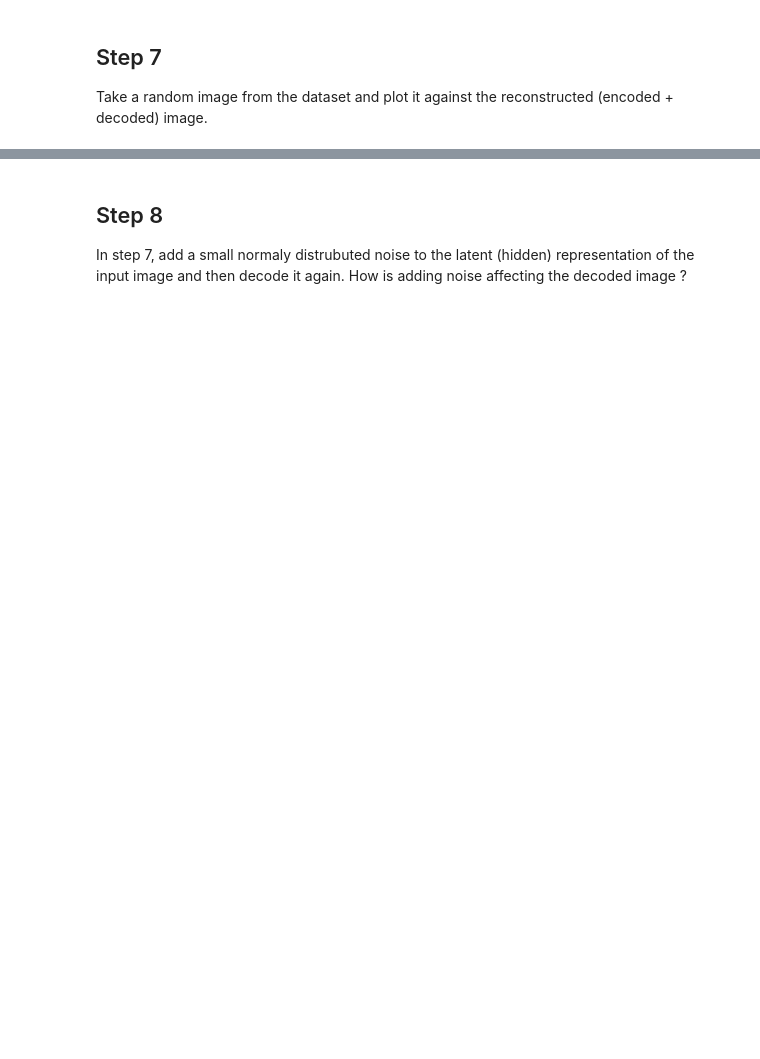
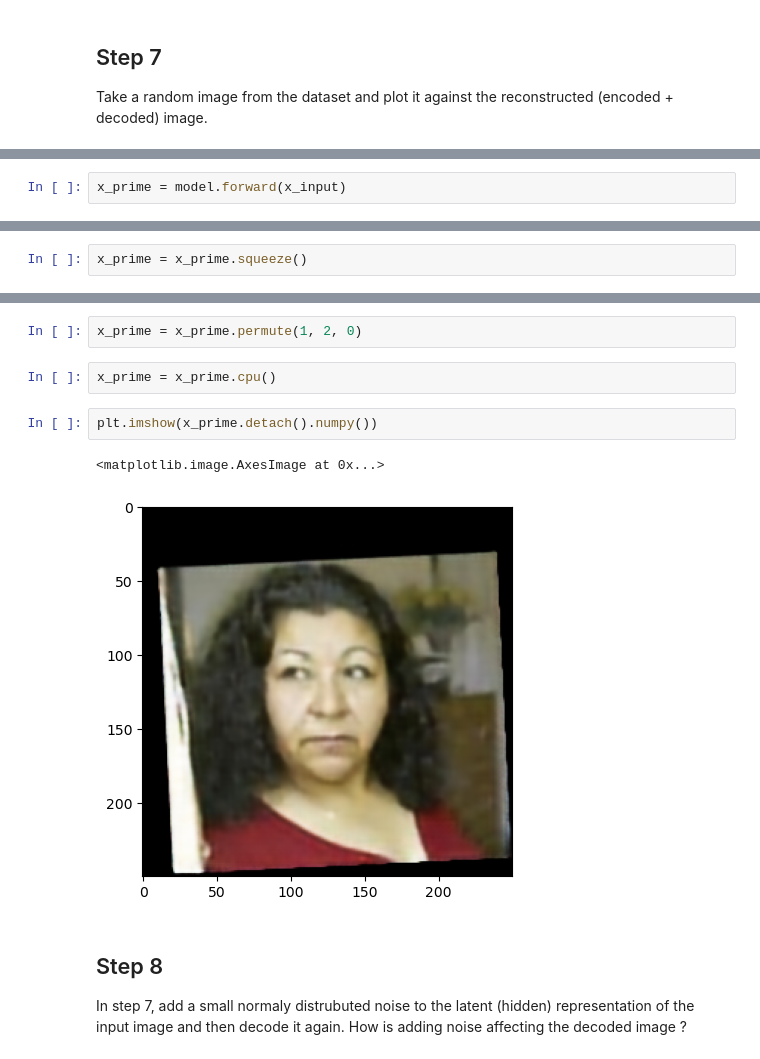
Before and after one commit to SakolB/CECS457, a Jupyter notebook: HW4/HW4.ipynb, the cells around one changed output, grey strips where cells are left out. Drawn from its saved outputs; the diff is of its cells as text; blank space fills up the shorter version.

```diff
--- a/HW4/HW4.ipynb
+++ b/HW4/HW4.ipynb
@@ -317,0 +348,2 @@ plt.imshow()
+# %%
+x_prime = model.forward(x_input)
@@ -317,0 +369,2 @@ plt.imshow()
+# %%
+x_prime = x_prime.squeeze()
@@ -318,3 +375,12 @@ plt.imshow()
+# %%
+x_prime = x_prime.permute(1, 2, 0)
+# %%
+x_prime = x_prime.cpu()
+# %%
+plt.imshow(x_prime.detach().numpy())
+# %% [output]
+<matplotlib.image.AxesImage at 0x...>
+[figure, added]
 # %% [markdown]
 ##  Step 8
 
```
Also changed, not shown: parts of 28 cells of this notebook, 1 other file.
